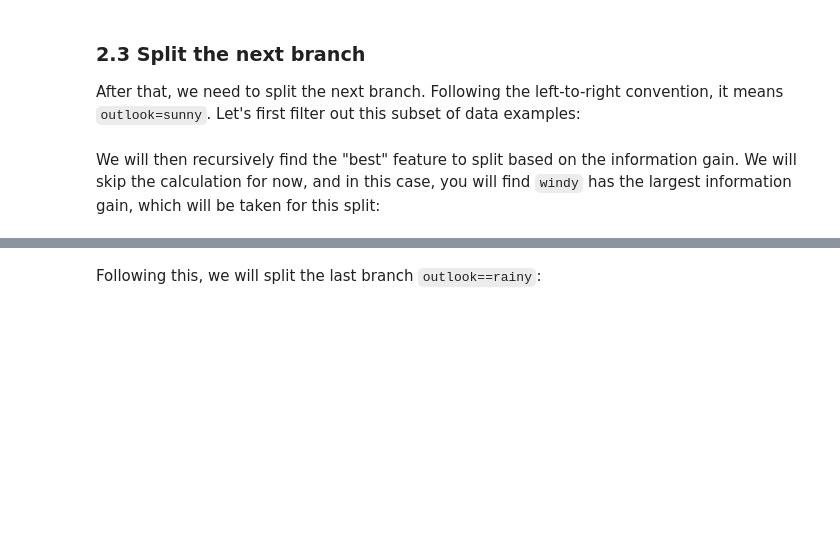
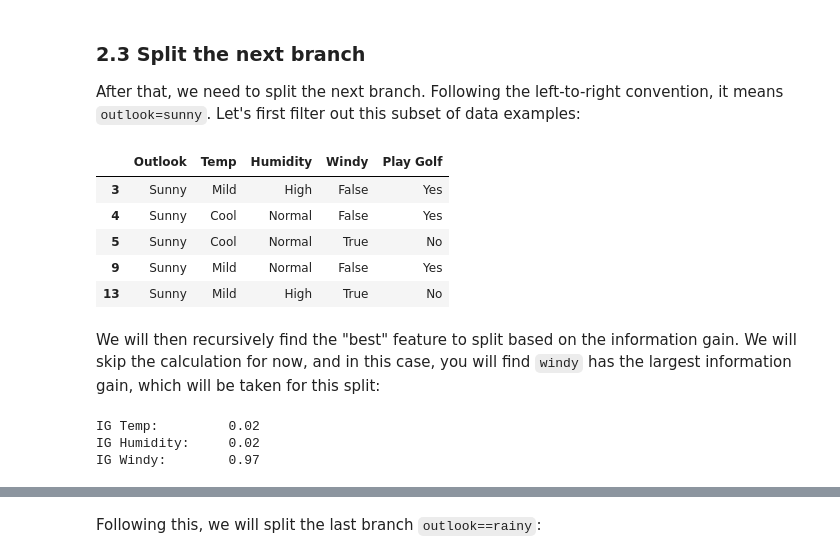
Before and after one commit to harvey-py/COMP3010, a Jupyter notebook: Tutorials/T4/COMP3010-Tutorial04.ipynb, the cells around one changed output, grey strips where cells are left out. Drawn from its saved outputs; the diff is of its cells as text; code cells hidden in the pictures; blank space fills up the shorter version.

```diff
--- a/Tutorials/T4/COMP3010-Tutorial04.ipynb
+++ b/Tutorials/T4/COMP3010-Tutorial04.ipynb
@@ -234,9 +327,25 @@ tree
 
 After that, we need to split the next branch. Following the left-to-right convention, it means ``outlook=sunny``. Let's first filter out this subset of data examples:
 # %%
-golf_data.loc[golf_data['Outlook'] == "Sunny"]
+sunny_data = golf_data.loc[golf_data['Outlook'] == "Sunny"]
+sunny_data
+# %% [output]
+|  | Outlook | Temp | Humidity | Windy | Play Golf |
+| 3 | Sunny | Mild | High | False | Yes |
+| 4 | Sunny | Cool | Normal | False | Yes |
+| 5 | Sunny | Cool | Normal | True | No |
+| 9 | Sunny | Mild | Normal | False | Yes |
+| 13 | Sunny | Mild | High | True | No |
 # %% [markdown]
 We will then recursively find the "best" feature to split based on the information gain. We will skip the calculation for now, and in this case, you will find ``windy`` has the largest information gain, which will be taken for this split:
+# %%
+for feature in sunny_data.columns:
+    if feature not in ["Outlook", "Play Golf"]:
+        calc_feature_IG(feature, data = sunny_data)
+# %% [output]
+IG Temp:         0.02
+IG Humidity:     0.02
+IG Windy:        0.97
 # %%
 tree.edge("sunny", "windy")
 
```
Also changed, not shown: parts of 16 cells of this notebook.
